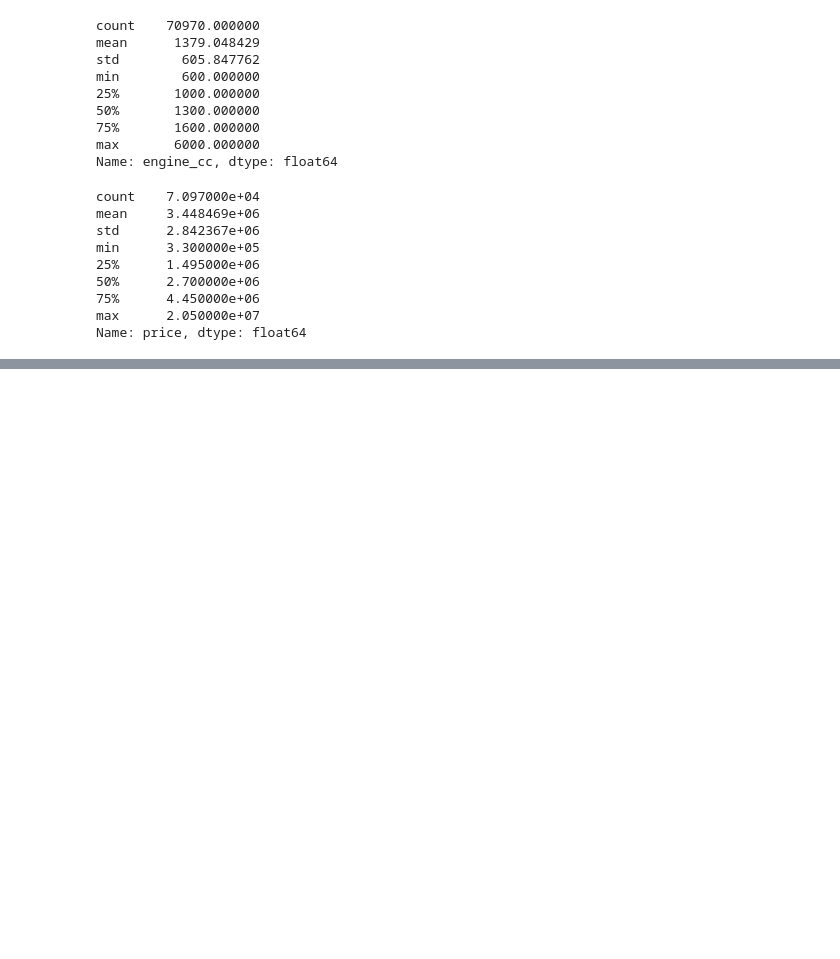
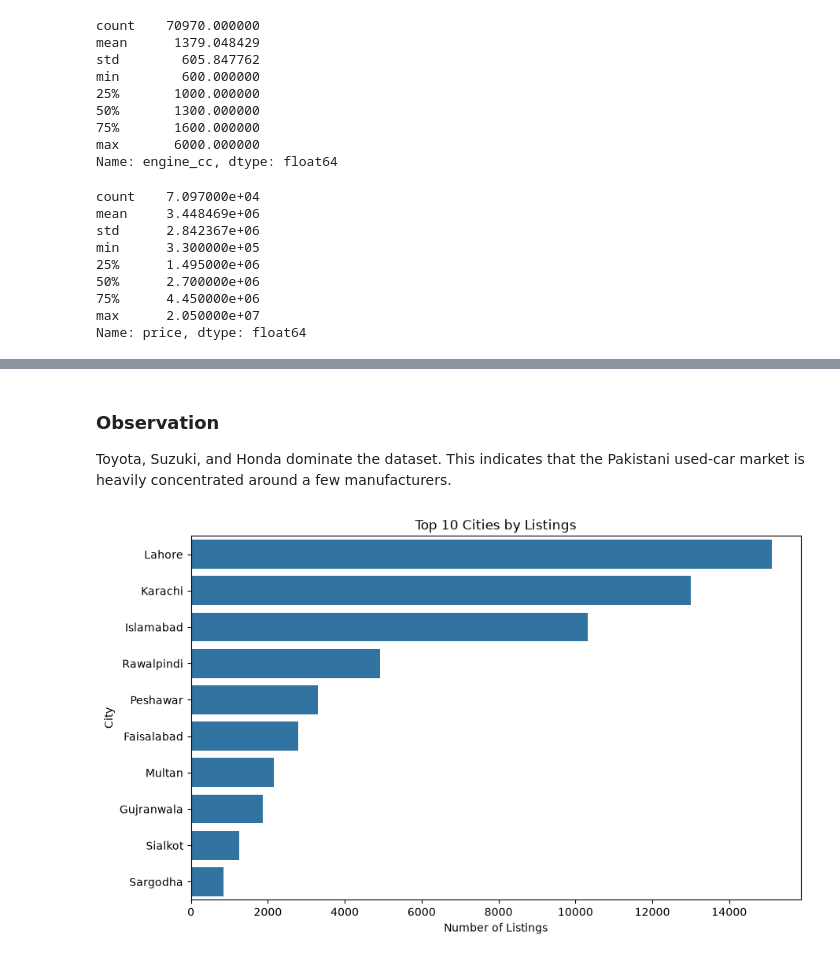
Before and after one commit to momina-mushtaq/pakistan-car-price-predictor, a Jupyter notebook: notebooks/EDA.ipynb, the cells around one changed output, grey strips where cells are left out. Saved outputs shown, nothing was run; the diff lists cells and outputs as text; code cells hidden in the pictures; blank space fills up the shorter version.

```diff
--- a/notebooks/EDA.ipynb
+++ b/notebooks/EDA.ipynb
@@ -267,0 +308,18 @@ Name: price, dtype: float64
+# %% [markdown]
+### Observation
+
+Toyota, Suzuki, and Honda dominate the dataset. This indicates that the Pakistani used-car market is heavily concentrated around a few manufacturers.
+# %%
+plt.figure(figsize=(10,6))
+
+top_cities = df["ad_city"].value_counts().head(10)
+
+sns.barplot(x=top_cities.values, y=top_cities.index)
+
+plt.title("Top 10 Cities by Listings")
+plt.xlabel("Number of Listings")
+plt.ylabel("City")
+
+plt.show()
+# %% [output]
+[figure, added]
```
Also changed, not shown: parts of 17 cells of this notebook.
